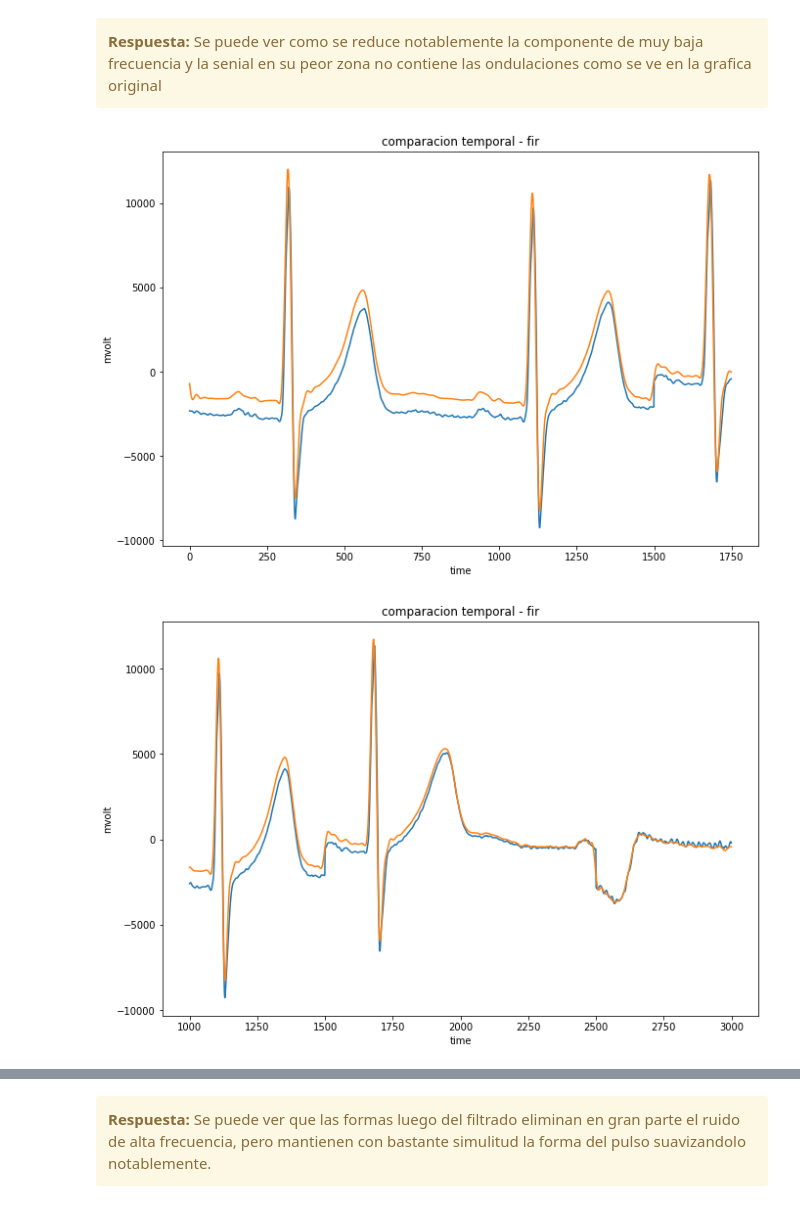
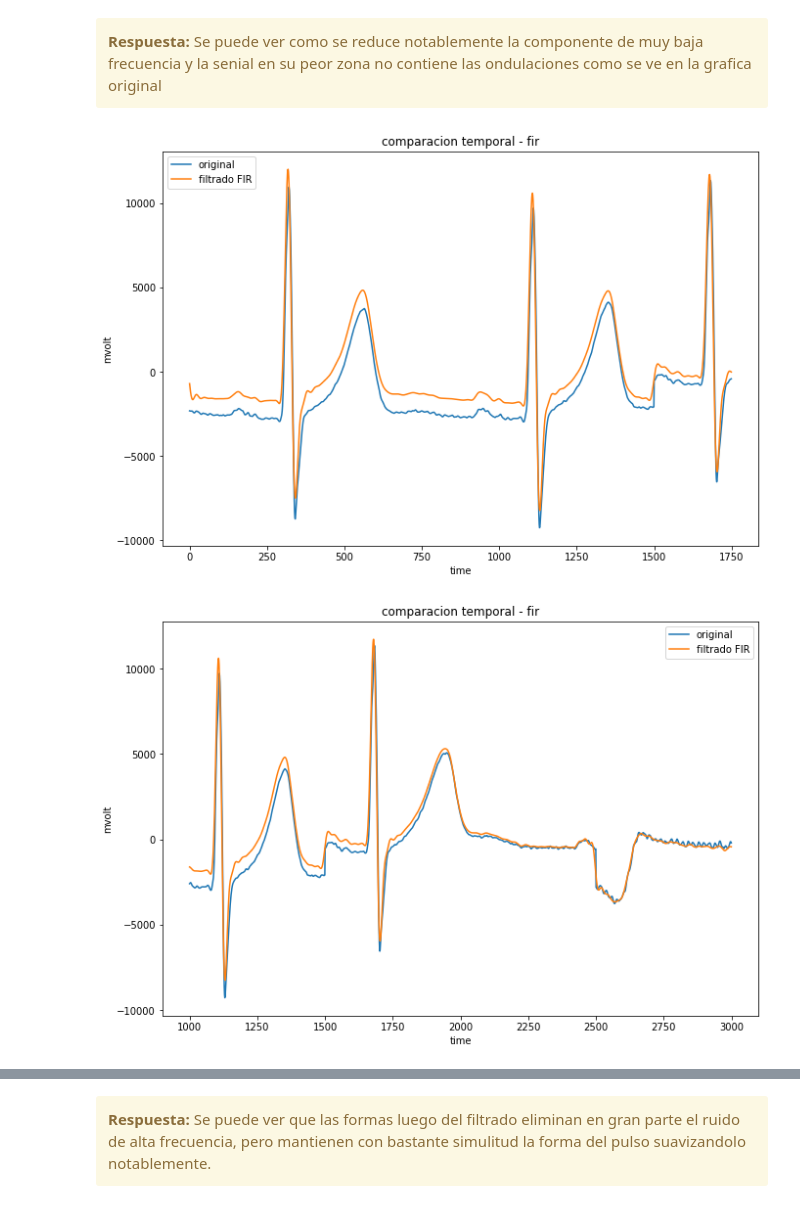
Before and after one commit to pslavkin/mse_15psf, a Jupyter notebook: tp2/TP2 - Filtrado.ipynb, the cells around one changed output, grey strips where cells are left out. Saved outputs shown, nothing was run; the diff lists cells and outputs as text; code cells hidden in the pictures.

```diff
--- a/tp2/TP2 - Filtrado.ipynb
+++ b/tp2/TP2 - Filtrado.ipynb
@@ -395,38 +422,38 @@ fs = 1000
 
 sg          = signal_generator_class()
 pl          = plotter_class          ( 1,1 )
 f           = filter_class           (     )
 dft_c       = dft_class              (     )
 
 mat                = scipy.io.loadmat('file.mat')
 ecg_lead_original  = mat[ 'ecg_lead'           ]
 qrs_pattern1       = mat[ 'qrs_pattern1'       ]
 heartbeat_pattern1 = mat[ 'heartbeat_pattern1' ]
 heartbeat_pattern2 = mat[ 'heartbeat_pattern2' ]
 qrs_detections     = mat[ 'qrs_detections'     ]
 
 lopass             = np.load("lopass_fir.npz")['ba'][0]
 hipass             = np.load("hipass_fir.npz")['ba'][0]
 
 ecg_lead=np.append(ecg_lead_original[4000:5500],ecg_lead_original[10000:11000])
 ecg_lead=np.append(ecg_lead,ecg_lead_original[int( 5.0*60*fs):int( 5.2*60*fs)])
 ecg_lead=ecg_lead[:ecg_lead.size].flatten()
 
 y = f.fir       ( ecg_lead,lopass )
 y = f.fir       ( y,hipass )
 t = np.linspace ( 0,y.size,y.size )
 
 y=y[2865:]
-pl.plot_signal  ( 1 ,t ,ecg_lead ,'ecg_lead' ,'time [msec]' ,'mvolt' ,trace='-',center=750, zoom=1000 )
-pl.plot_signal  ( 1 ,t ,y        ,'comparacion temporal - fir' , 'time' ,'mvolt'  ,trace='-' ,center=750, zoom=1000)
+pl.plot_signal  ( 1 ,t ,ecg_lead ,'ecg_lead' ,'time [msec]' ,'mvolt' ,trace='-', about='original',center=750, zoom=1000 )
+pl.plot_signal  ( 1 ,t ,y        ,'comparacion temporal - fir' , 'time' ,'mvolt'  , about='filtrado FIR' ,trace='-' ,center=750, zoom=1000)
 pl          = plotter_class          ( 1,1 )
-pl.plot_signal  ( 1 ,t ,ecg_lead ,'ecg_lead' ,'time [msec]' ,'mvolt' ,trace='-',center=2000, zoom=1000 )
-pl.plot_signal  ( 1 ,t,y ,'comparacion temporal - fir' , 'time' ,'mvolt'  ,trace='-' ,center=2000, zoom=1000)
+pl.plot_signal  ( 1 ,t ,ecg_lead ,'ecg_lead' ,'time [msec]' ,'mvolt' ,trace='-', about='original' ,center=2000, zoom=1000 )
+pl.plot_signal  ( 1 ,t,y ,'comparacion temporal - fir' , 'time' ,'mvolt'  ,trace='-' , about='filtrado FIR' ,center=2000, zoom=1000)
 pl          = plotter_class          ( 1,1 )
-pl.plot_signal  ( 1 ,t ,ecg_lead ,'ecg_lead' ,'time [msec]' ,'mvolt' ,trace='-'      ,center=1500+1000+0.1*60*fs, zoom=0.1*60*fs/4 )
-pl.plot_signal  ( 1 ,t,y ,'comparacion temporal - fir' , 'time' ,'mvolt'  ,trace='-' ,center=1500+1000+0.1*60*fs, zoom=0.1*60*fs/4)
+pl.plot_signal  ( 1 ,t ,ecg_lead ,'ecg_lead' ,'time [msec]' ,'mvolt' ,trace='-', about='original'      ,center=1500+1000+0.1*60*fs, zoom=0.1*60*fs/4 )
+pl.plot_signal  ( 1 ,t,y ,'comparacion temporal - fir' , 'time' ,'mvolt'  ,trace='-' , about='filtrado FIR',center=1500+1000+0.1*60*fs, zoom=0.1*60*fs/4)
 
 #pl.plot_show()
 # %% [output]
-[figure, old version]
+[figure, new version]
-[figure, old version]
+[figure, new version]
```
Also changed, not shown: parts of 11 cells of this notebook, 2 other files.
